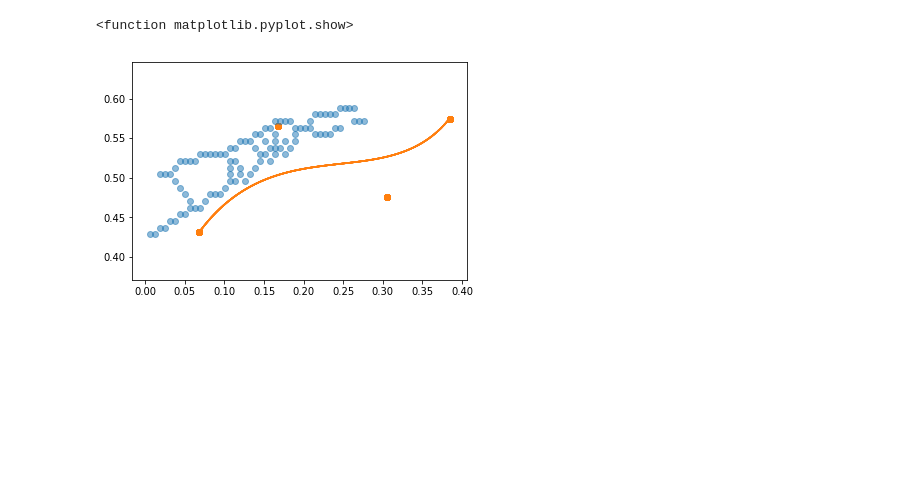
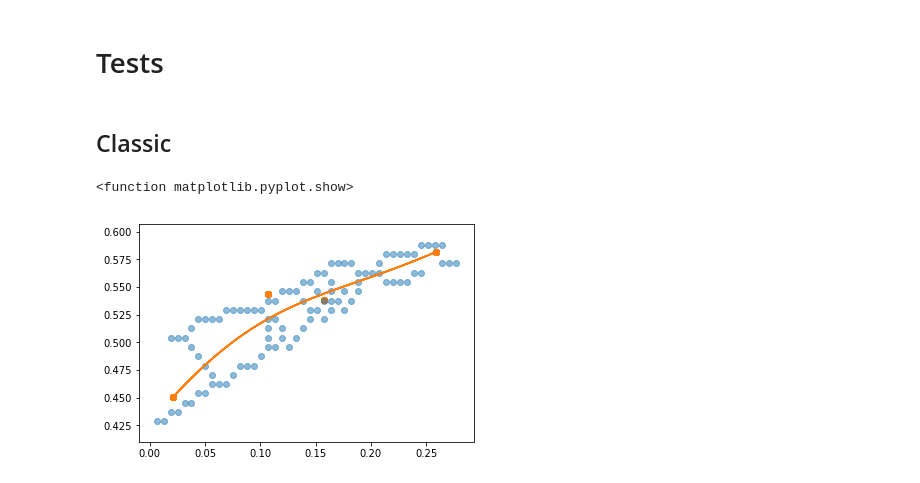
Before and after one commit to bdura/merganser, a Jupyter notebook: notebooks/Kalman filter.ipynb, the cells around one changed output. Drawn from its saved outputs; the diff is of its cells as text; code cells hidden in the pictures; blank space fills up the shorter version.

```diff
--- a/notebooks/Kalman filter.ipynb
+++ b/notebooks/Kalman filter.ipynb
@@ -20,25 +20,31 @@ from merganser_bezier.utils.kinematics import transform
 filename = 'skeletons_log_11-25_2.json'
 with open(filename, 'rb') as f:
     skeletons_frames = json.load(f)
+# %% [markdown]
+# Tests
+# %% [markdown]
+## Classic
 # %%
 cloud = np.array(skeletons_frames[0]['white'][0]).T
 # %%
-bezier = Bezier(4, 20, choice=cloud)
+bezier = Bezier(4, 20)
+bezier.initialise(cloud)
 bezier.closed_form(cloud)
 # %%
-kalman = KalmanFilter(bezier.controls.reshape(-1), .001)
+kalman = KalmanFilter(dimension=4, process_noise=.01)
+kalman.reset(bezier.controls.reshape(-1))
 # %%
-controls = np.random.multivariate_normal(bezier.controls.reshape(8), kalman.sigma, size=20).reshape(-1, 4, 2)
+controls = np.random.multivariate_normal(bezier.controls.reshape(-1), kalman.sigma, size=20).reshape(-1, 4, 2)
 
 for control in controls:
 
     plt.plot(*compute_curve(control, 100).T, color='C1', alpha=.5)
     plt.scatter(*control.T, color='C1', alpha=.5)
 
 plt.scatter(*cloud.T, alpha=.5, color='C0')
 plt.axis('equal')
 plt.show
 # %% [output]
 <function matplotlib.pyplot.show>
-[figure, old version]
+[figure, new version]
 # %%
```
Also changed, not shown: parts of 98 cells of this notebook, 4 other files.
